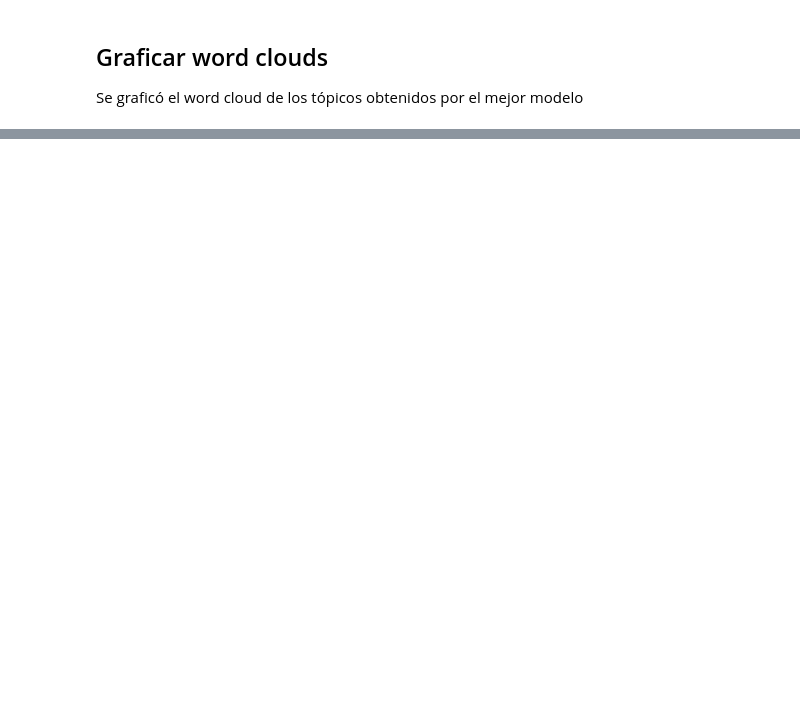
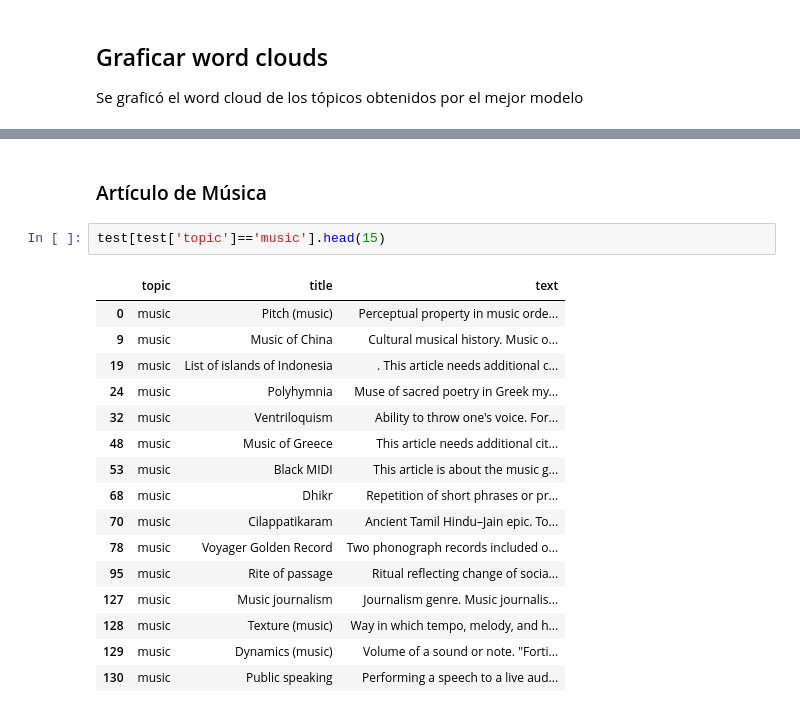
Before and after one commit to EquipoAlfaBuenaMaravillaOndaDinamita/cmiads-tmnlp-h4, a Jupyter notebook: main.ipynb, the cells around one changed output, grey strips where cells are left out. Drawn from its saved outputs; the diff is of its cells as text; blank space fills up the shorter version.

```diff
--- a/main.ipynb
+++ b/main.ipynb
@@ -997 +1096,22 @@ Arte y Musica: 0.031938157975673676
+# %% [markdown]
+### Artículo de Música
+# %%
+test[test['topic']=='music'].head(15)
+# %% [output]
+|  | topic | title | text |
+| 0 | music | Pitch (music) | Perceptual property in music orde... |
+| 9 | music | Music of China | Cultural musical history. Music o... |
+| 19 | music | List of islands of Indonesia | . This article needs additional c... |
+| 24 | music | Polyhymnia | Muse of sacred poetry in Greek my... |
+| 32 | music | Ventriloquism | Ability to throw one's voice. For... |
+| 48 | music | Music of Greece | This article needs additional cit... |
+| 53 | music | Black MIDI | This article is about the music g... |
+| 68 | music | Dhikr | Repetition of short phrases or pr... |
+| 70 | music | Cilappatikaram | Ancient Tamil Hindu–Jain epic. To... |
+| 78 | music | Voyager Golden Record | Two phonograph records included o... |
+| 95 | music | Rite of passage | Ritual reflecting change of socia... |
+| 127 | music | Music journalism | Journalism genre. Music journalis... |
+| 128 | music | Texture (music) | Way in which tempo, melody, and h... |
+| 129 | music | Dynamics (music) | Volume of a sound or note. "Forti... |
+| 130 | music | Public speaking | Performing a speech to a live aud... |
 # %%
```
Also changed, not shown: parts of 36 cells of this notebook, 4 other files.
